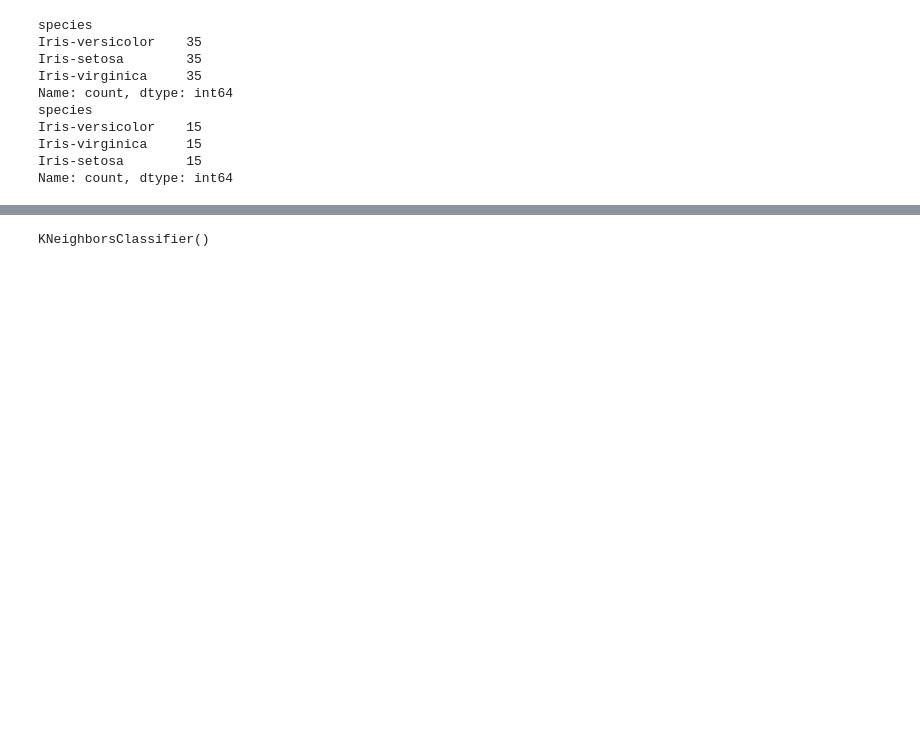
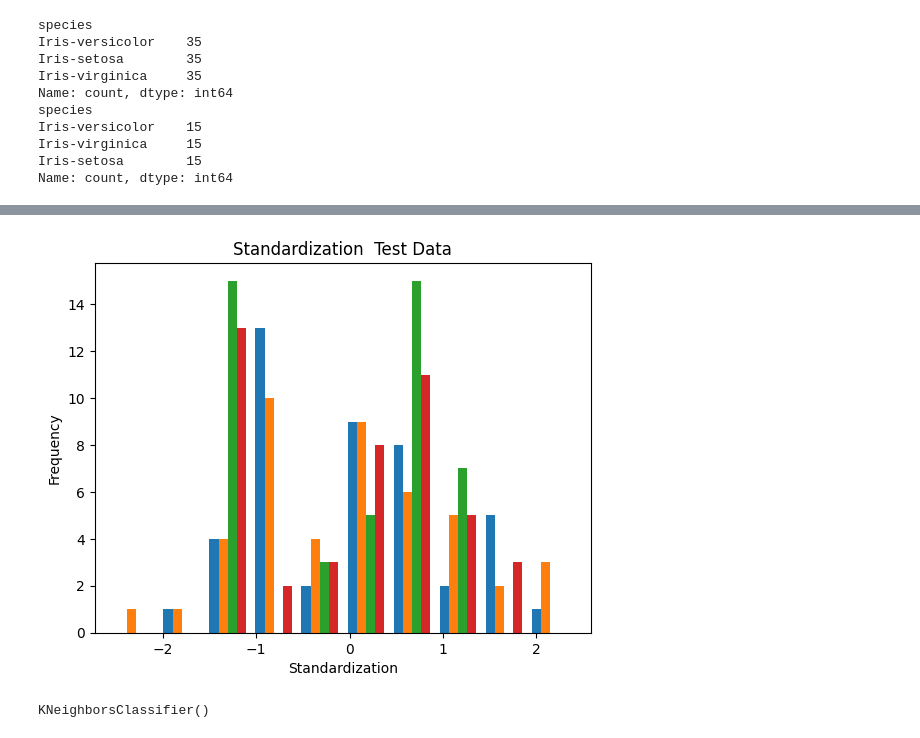
Before and after one commit to priyakter/Project, a Jupyter notebook: IRIS.ipynb, the cells around one changed output, grey strips where cells are left out. Saved outputs shown, nothing was run; the diff lists cells and outputs as text; code cells hidden in the pictures; blank space fills up the shorter version.

```diff
--- a/IRIS.ipynb
+++ b/IRIS.ipynb
@@ -129,3 +226,11 @@ standardization_data1=scaler.fit_transform(test_x)
+# %%
+plt.hist(standardization_data1)
+plt.xlabel('Standardization')
+plt.ylabel('Frequency')
+plt.title('Standardization  Test Data')
+plt.show()
+# %% [output]
+[figure, added]
 # %%
 from sklearn.neighbors import KNeighborsClassifier
 model_KNN=KNeighborsClassifier()
```
Also changed, not shown: parts of 19 cells of this notebook.
